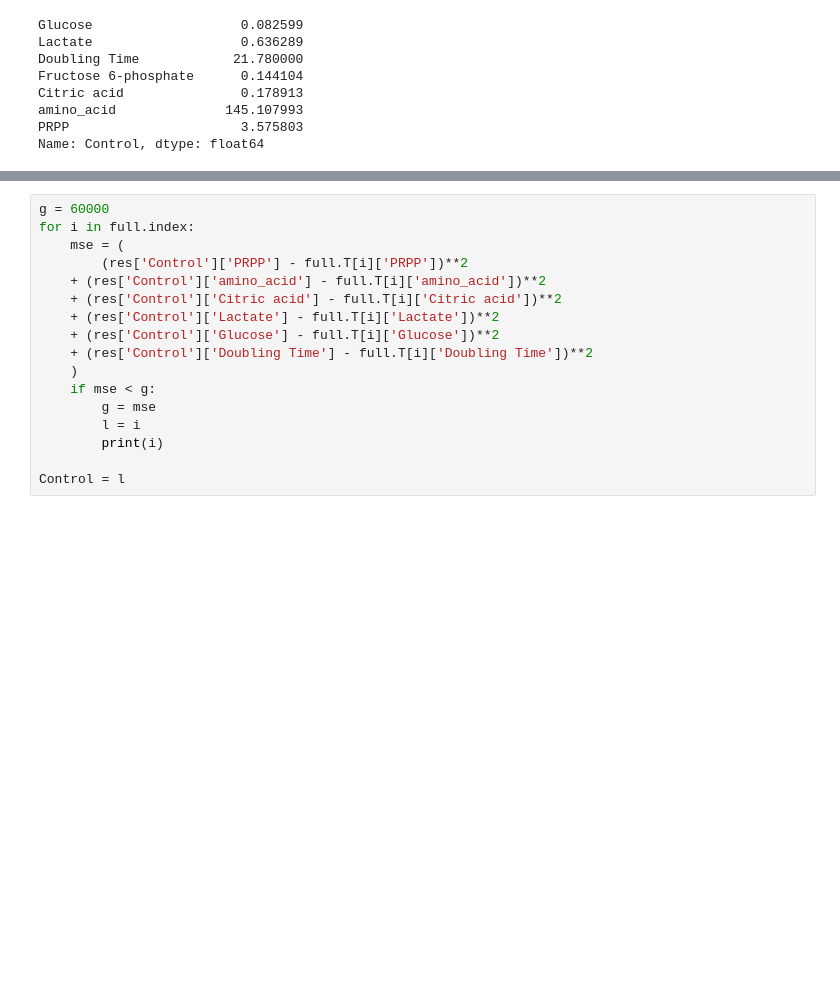
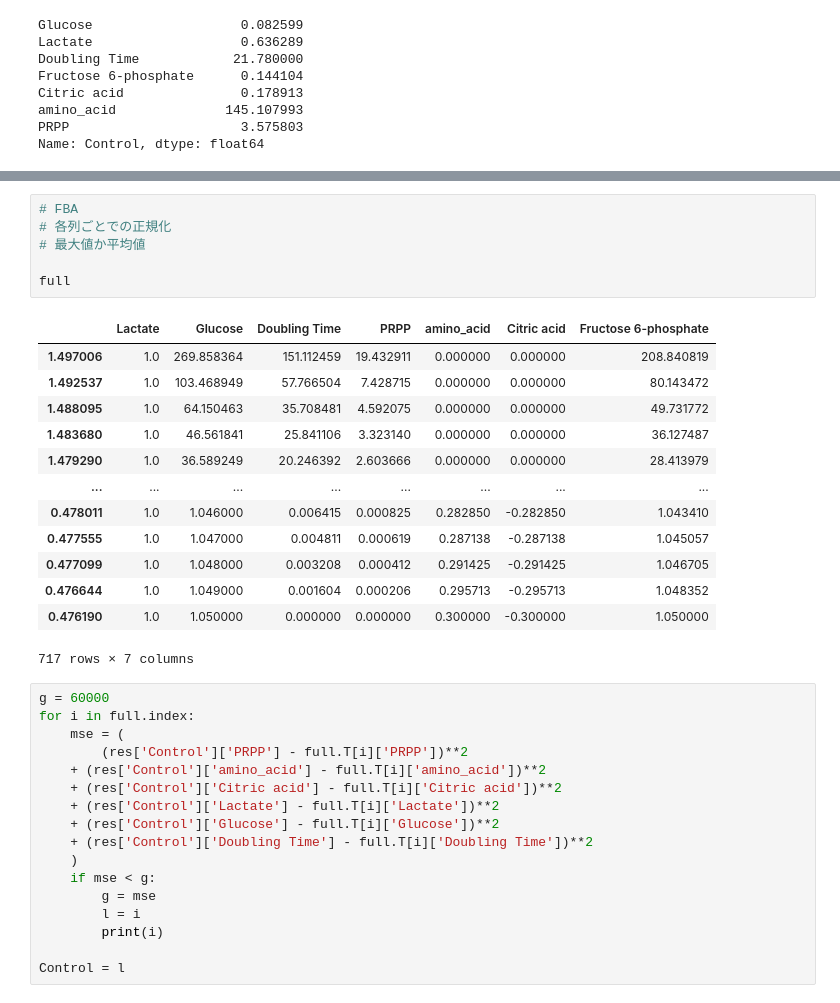
Before and after one commit to inoue0426/Cancer_cell_modeling_using_FBA, a Jupyter notebook: code/fig for all.ipynb, the cells around one changed output, grey strips where cells are left out. Cells and saved outputs as stored; diff of their text form; blank space fills up the shorter version.

```diff
--- a/code/fig for all.ipynb
+++ b/code/fig for all.ipynb
@@ -105,3 +120,23 @@ Name: Control, dtype: float64
+# %%
+# FBA
+# 各列ごとでの正規化
+# 最大値か平均値
+
+full
+# %% [output]
+|  | Lactate | Glucose | Doubling Time | PRPP | amino_acid | Citric acid | Fructose 6-phosphate |
+| 1.497006 | 1.0 | 269.858364 | 151.112459 | 19.432911 | 0.000000 | 0.000000 | 208.840819 |
+| 1.492537 | 1.0 | 103.468949 | 57.766504 | 7.428715 | 0.000000 | 0.000000 | 80.143472 |
+| 1.488095 | 1.0 | 64.150463 | 35.708481 | 4.592075 | 0.000000 | 0.000000 | 49.731772 |
+| 1.483680 | 1.0 | 46.561841 | 25.841106 | 3.323140 | 0.000000 | 0.000000 | 36.127487 |
+| 1.479290 | 1.0 | 36.589249 | 20.246392 | 2.603666 | 0.000000 | 0.000000 | 28.413979 |
+| ... | ... | ... | ... | ... | ... | ... | ... |
+| 0.478011 | 1.0 | 1.046000 | 0.006415 | 0.000825 | 0.282850 | -0.282850 | 1.043410 |
+| 0.477555 | 1.0 | 1.047000 | 0.004811 | 0.000619 | 0.287138 | -0.287138 | 1.045057 |
+| 0.477099 | 1.0 | 1.048000 | 0.003208 | 0.000412 | 0.291425 | -0.291425 | 1.046705 |
+| 0.476644 | 1.0 | 1.049000 | 0.001604 | 0.000206 | 0.295713 | -0.295713 | 1.048352 |
+| 0.476190 | 1.0 | 1.050000 | 0.000000 | 0.000000 | 0.300000 | -0.300000 | 1.050000 |
+717 rows × 7 columns
 # %%
 g = 60000
 for i in full.index:
```
Also changed, not shown: parts of 2 cells of this notebook.
